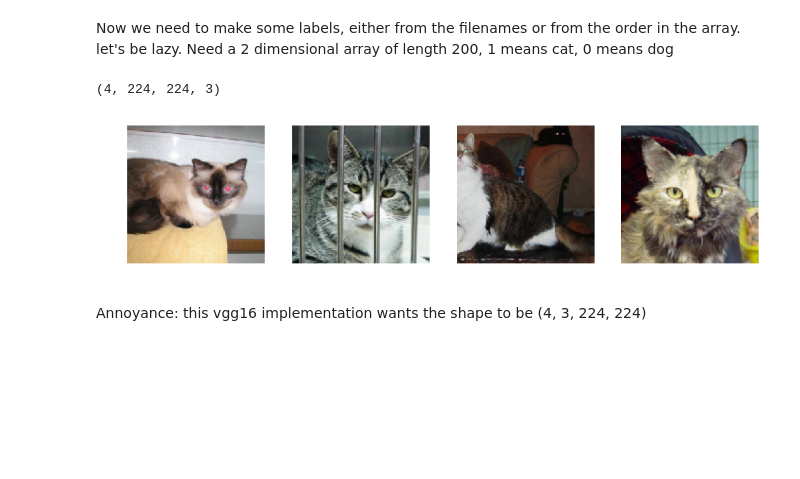
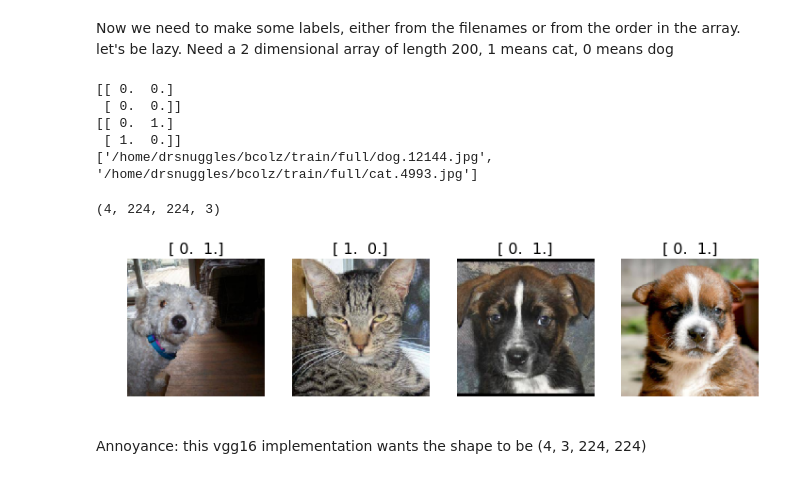
Before and after one commit to pmlg/bcolz, a Jupyter notebook: bcolz.ipynb, the cells around one changed output. Saved outputs shown, nothing was run; the diff lists cells and outputs as text; code cells hidden in the pictures; blank space fills up the shorter version.

```diff
--- a/bcolz.ipynb
+++ b/bcolz.ipynb
@@ -87,7 +99,8 @@ def app_img(r):
 # %% [markdown]
 Now load some training data
 # %%
-fnames = glob.glob('/home/drsnuggles/bcolz/train/*/*.jpg')
+#fnames = glob.glob('/home/drsnuggles/bcolz/train/*/*.jpg')
+fnames = glob.glob('/home/drsnuggles/bcolz/train/full/*jpg')
 # %%
 fnames[0]
 # %% [output]
@@ -204,0 +215,18 @@ vgg = Vgg16()
+# %%
+# make a zeros-filles numpy array in my wanted dimensions, then overwrite the entries with the actual label
+labels = np.zeros((n, 2))
+print(labels[:2])
+for counter, l in enumerate(fnames):
+    if 'dog' in l:
+        labels[counter] = [0,1]
+    else:
+        labels[counter] = [1,0]
+
+print(labels[:2])
+print(fnames[:2])
+# %% [output]
+[[ 0.  0.]
+ [ 0.  0.]]
+[[ 0.  1.]
+ [ 1.  0.]]
+['/home/drsnuggles/bcolz/train/full/dog.12144.jpg', '/home/drsnuggles/bcolz/train/full/cat.4993.jpg']
@@ -223,7 +240,7 @@ def plots(ims, figsize=(12,6), rows=1, interp=False, titles=None):
 # %%
-plots(imgs)
+plots(imgs, titles=labels[:4])
 # %% [output]
-[figure, old version]
+[figure, new version]
 # %% [markdown]
 Annoyance: this vgg16 implementation wants the shape to be (4, 3, 224, 224)
 # %%
```
Also changed, not shown: parts of 27 cells of this notebook.
